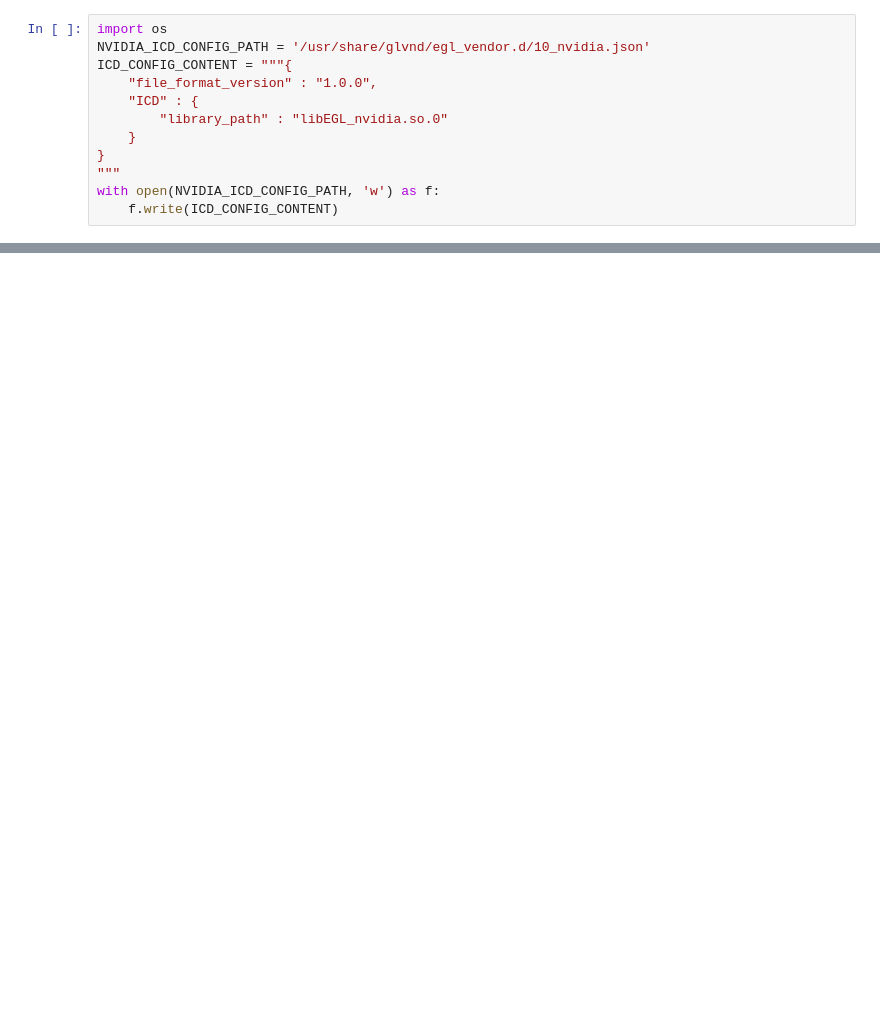
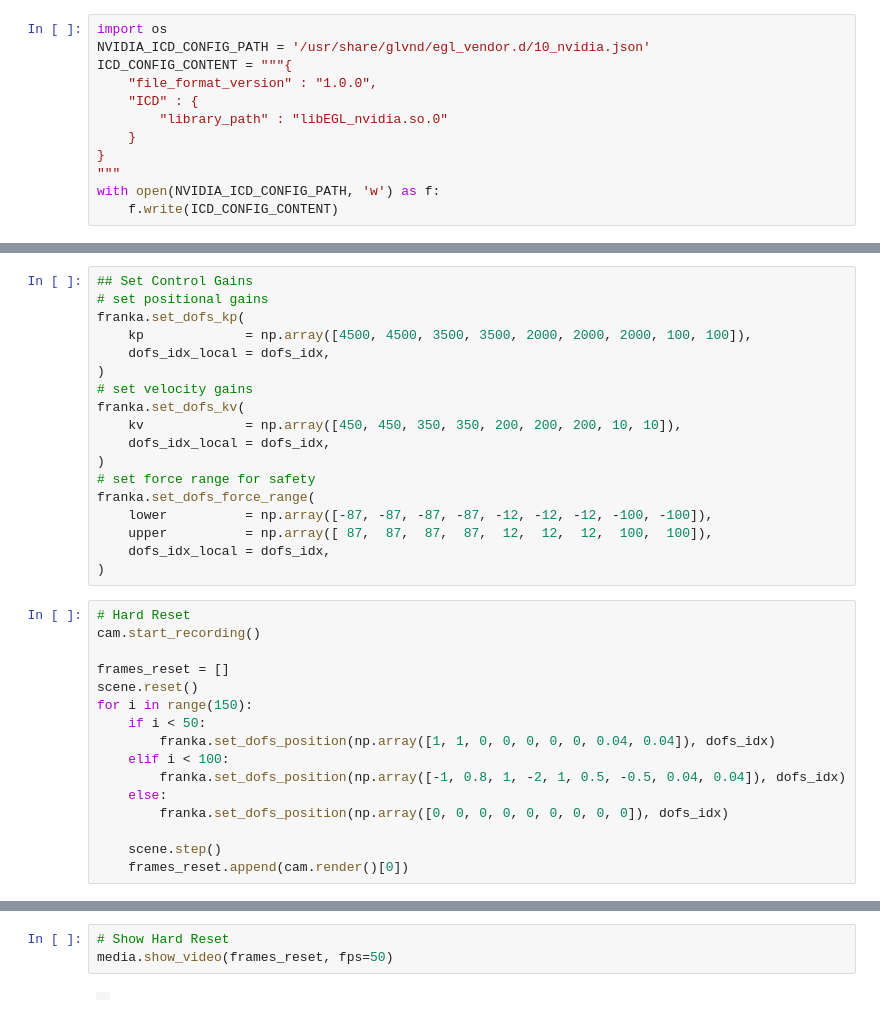
Before and after one commit to yaswhar/learning-genesis-sim, a Jupyter notebook: Control Your Robot.ipynb, the cells around one changed output, grey strips where cells are left out. Saved outputs shown, nothing was run; the diff lists cells and outputs as text; blank space fills up the shorter version.

```diff
--- a/Control Your Robot.ipynb
+++ b/Control Your Robot.ipynb
@@ -24,0 +127,34 @@ gs.init(backend=gs.cuda)
+# %%
+## Set Control Gains
+# set positional gains
+franka.set_dofs_kp(
+    kp             = np.array([4500, 4500, 3500, 3500, 2000, 2000, 2000, 100, 100]),
+    dofs_idx_local = dofs_idx,
+)
+# set velocity gains
+franka.set_dofs_kv(
+    kv             = np.array([450, 450, 350, 350, 200, 200, 200, 10, 10]),
+    dofs_idx_local = dofs_idx,
+)
+# set force range for safety
+franka.set_dofs_force_range(
+    lower          = np.array([-87, -87, -87, -87, -12, -12, -12, -100, -100]),
+    upper          = np.array([ 87,  87,  87,  87,  12,  12,  12,  100,  100]),
+    dofs_idx_local = dofs_idx,
+)
+# %%
+# Hard Reset
+cam.start_recording()
+
+frames_reset = []
+scene.reset()
+for i in range(150):
+    if i < 50:
+        franka.set_dofs_position(np.array([1, 1, 0, 0, 0, 0, 0, 0.04, 0.04]), dofs_idx)
+    elif i < 100:
+        franka.set_dofs_position(np.array([-1, 0.8, 1, -2, 1, 0.5, -0.5, 0.04, 0.04]), dofs_idx)
+    else:
+        franka.set_dofs_position(np.array([0, 0, 0, 0, 0, 0, 0, 0, 0]), dofs_idx)
+
+    scene.step()
+    frames_reset.append(cam.render()[0])
@@ -24,0 +179,5 @@ gs.init(backend=gs.cuda)
+# %%
+# Show Hard Reset
+media.show_video(frames_reset, fps=50)
+# %% [output]
+|  |
```
Also changed, not shown: parts of 10 cells of this notebook.
